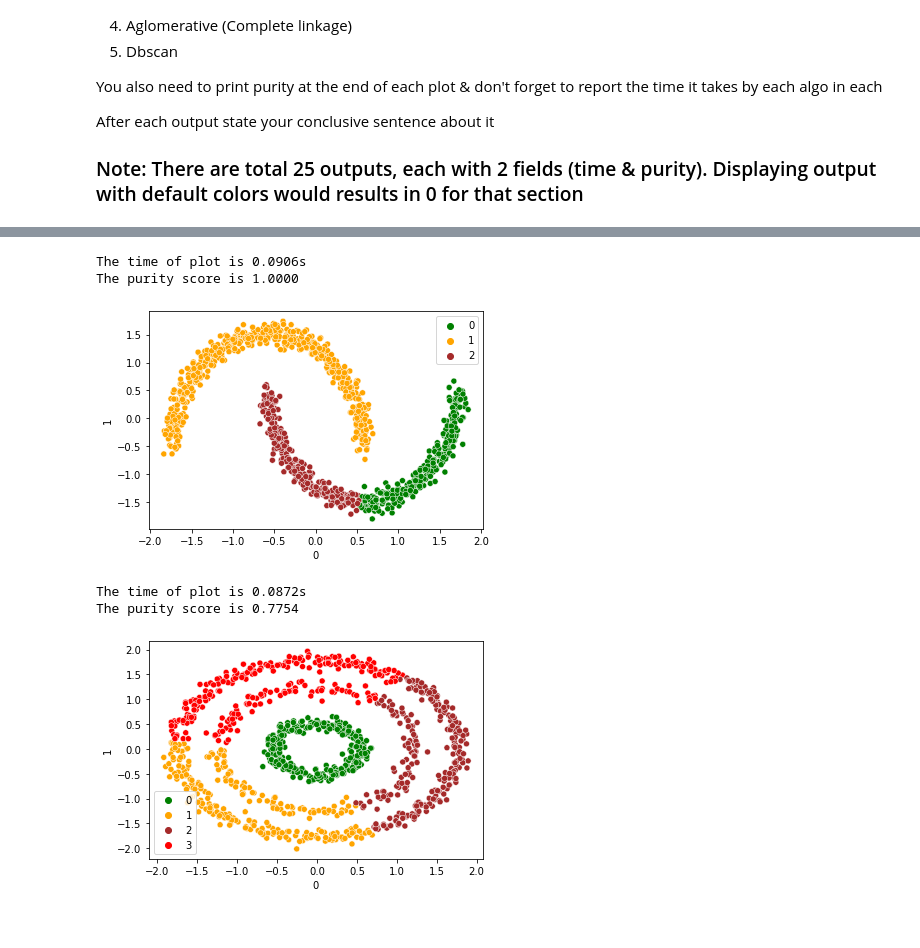
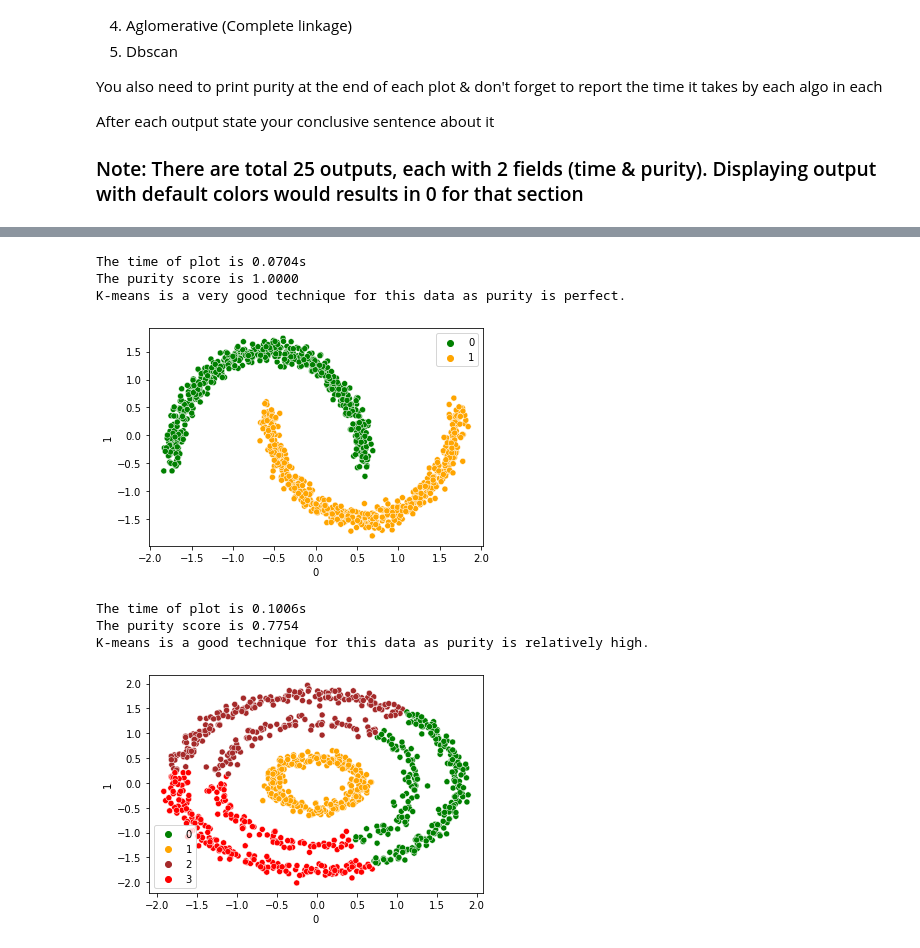
Before and after one commit to abdulsaboor938/Semester-4, a Jupyter notebook: Big Data Analytics/Assignments/Assignment 2/20L-1113_Ass2.ipynb, the cells around one changed output, grey strips where cells are left out. Drawn from its saved outputs; the diff is of its cells as text; code cells hidden in the pictures.

```diff
--- a/Big Data Analytics/Assignments/Assignment 2/20L-1113_Ass2.ipynb
+++ b/Big Data Analytics/Assignments/Assignment 2/20L-1113_Ass2.ipynb
@@ -154,27 +170,29 @@ The purity score is 0.9910
 # %%
 # K mean - case 2
 # Code which output time, purity, distiniugable plot
 #conclusive line
 data=data2
-n_clust=3
+n_clust=2
 # wcss = []
 # for i in range(1, 11):
 #     kmeans = KMeans(n_clusters=i, init='k-means++', max_iter=300, n_init=10, random_state=0)
 #     kmeans.fit(data)
 #     wcss.append(kmeans.inertia_)
 # plt.plot(range(1, 11), wcss);
 t0=time.time()
 kmeans = KMeans(n_clusters=n_clust)
 kmeans.fit(data)
 temp=kmeans.labels_
 sns.scatterplot(data=data,x=0,y=1,hue=temp,palette=col[:n_clust]);
 t1=time.time()
 print("The time of plot is %.4fs" % (t1 - t0))
 print("The purity score is %.4f" % (purity_score(data[2],temp)))
+print("K-means is a very good technique for this data as purity is perfect.")
 # %% [output]
-The time of plot is 0.0906s
+The time of plot is 0.0704s
 The purity score is 1.0000
+K-means is a very good technique for this data as purity is perfect.
-[figure, old version]
+[figure, new version]
 # %%
 # K mean - case 3
 # Code which output  time, purity, distiniugable plot
@@ -195,10 +213,12 @@ sns.scatterplot(data=data,x=0,y=1,hue=temp,palette=col[:n_clust]);
 t1=time.time()
 print("The time of plot is %.4fs" % (t1 - t0))
 print("The purity score is %.4f" % (purity_score(data[2],temp)))
+print("K-means is a good technique for this data as purity is relatively high.")
 # %% [output]
-The time of plot is 0.0872s
+The time of plot is 0.1006s
 The purity score is 0.7754
+K-means is a good technique for this data as purity is relatively high.
-[figure, old version]
+[figure, new version]
 # %%
 # K mean - case 4
 # Code which output time, purity, distiniugable plot
```
Also changed, not shown: parts of 25 cells of this notebook, 7 other files.
